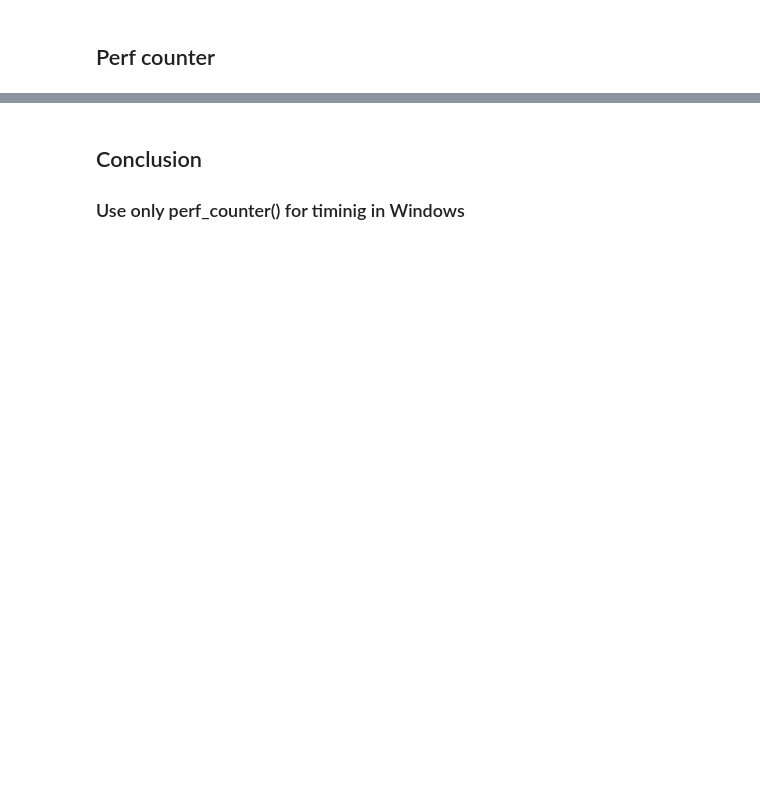
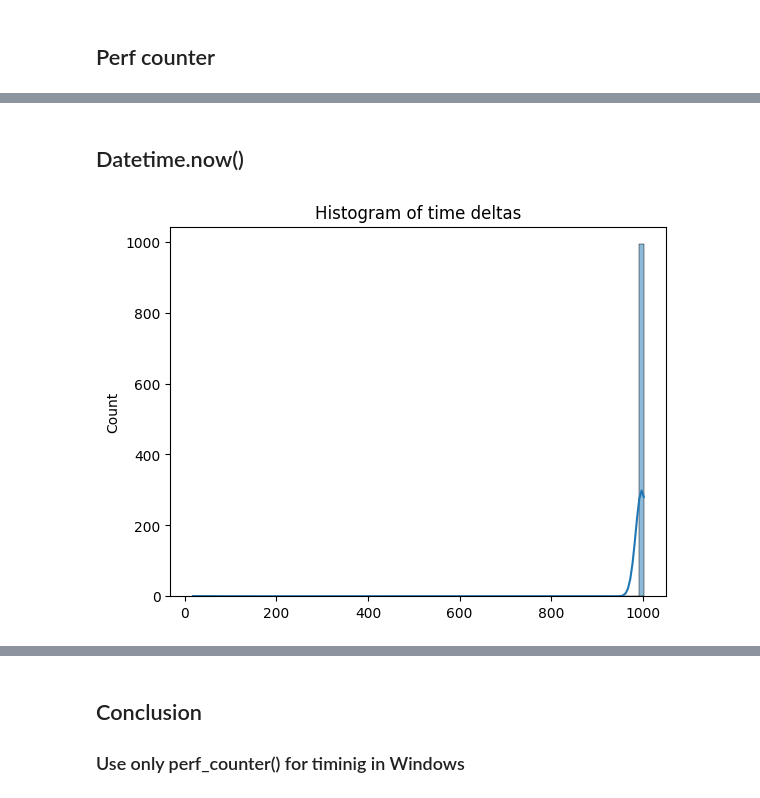
Before and after one commit to amar-enkhbat/codebook_generator, a Jupyter notebook: time_accuracy_windows.ipynb, the cells around one changed output, grey strips where cells are left out. Cells and saved outputs as stored; diff of their text form; code cells hidden in the pictures; blank space fills up the shorter version.

```diff
--- a/time_accuracy_windows.ipynb
+++ b/time_accuracy_windows.ipynb
@@ -41,0 +57,17 @@ plt.show()
+# %% [markdown]
+## Datetime.now()
+# %%
+# measure the smallest time delta by spinning until the time changes
+def measure_datetime():
+    t0 = datetime.now()
+    t1 = t0
+    while t1 == t0:
+        t1 = datetime.now()
+    return t1-t0
+
+samples_datetime = [measure_datetime().microseconds for i in range(1000)]
+sns.histplot(samples_datetime, bins=100, kde=True)
+plt.title('Histogram of time deltas')
+plt.show()
+# %% [output]
+[figure, added]
```
Also changed, not shown: parts of 12 cells of this notebook, 2 other files.
